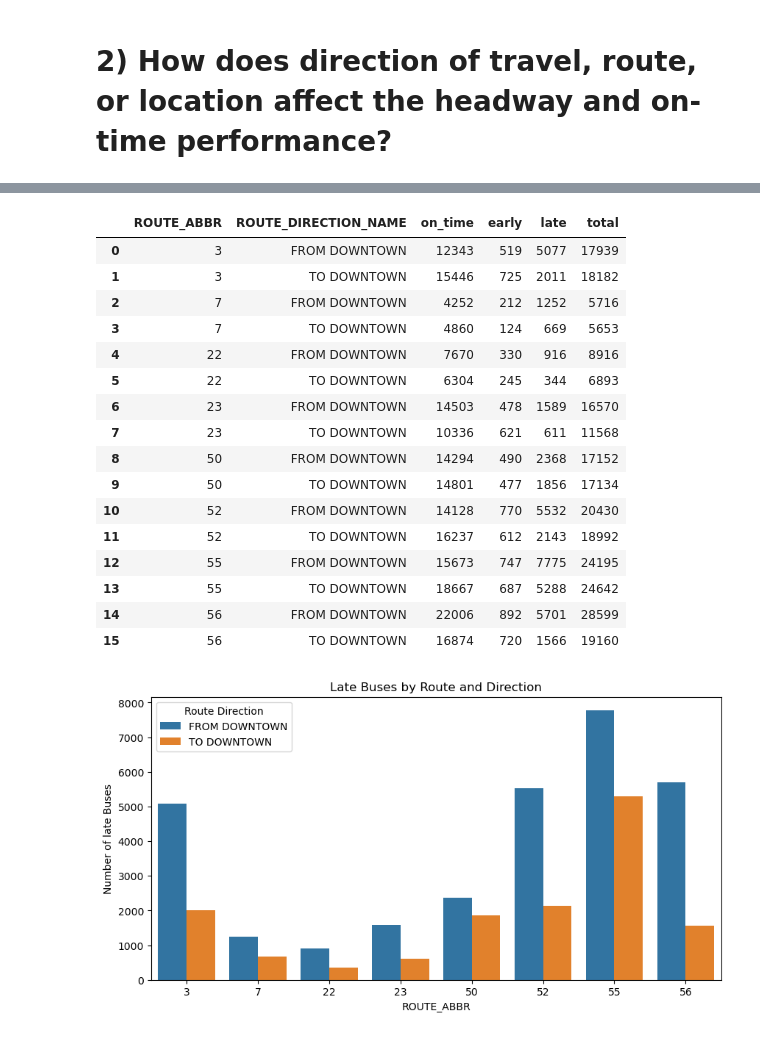
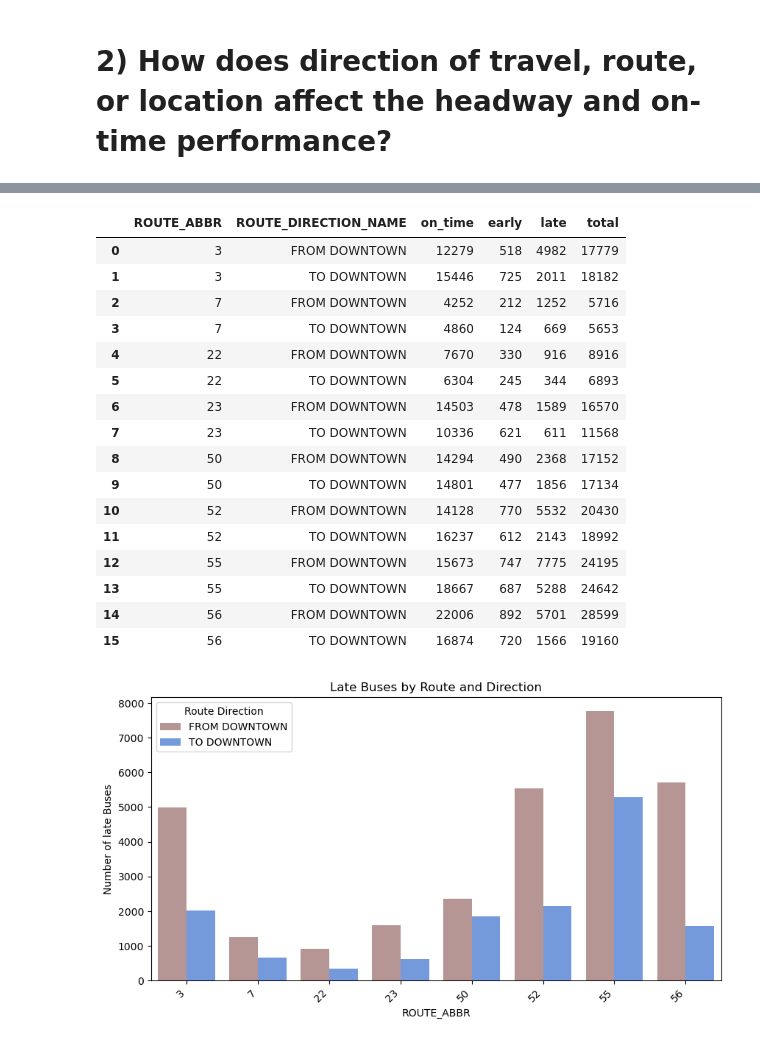
Before and after one commit to NSS-Data-Analytics-Cohort-11/wego-the-brotherhood-of-steel, a Jupyter notebook: notebooks/WeGo_Data_Project.ipynb, the cells around one changed output, grey strips where cells are left out. Cells and saved outputs as stored; diff of their text form; code cells hidden in the pictures.

```diff
--- a/notebooks/WeGo_Data_Project.ipynb
+++ b/notebooks/WeGo_Data_Project.ipynb
@@ -251,6 +251,7 @@ wego = wego.dropna(subset= ['ADHERENCE','SCHEDULED_HDWY', 'ACTUAL_HDWY' ])
 wego = wego[wego['PREV_SCHED_STOP_CANCELLED'] != 1]
 wego = wego[wego['STOP_CANCELLED'] != 1]
 wego = wego[wego['SCHEDULED_HDWY'] != 0]
+wego = wego[wego['SCHEDULED_HDWY'] != 2]
 wego.sort_values('ADHERENCE', ascending = True)
 # %% [output]
 |  | CALENDAR_ID | SERVICE_ABBR | ADHERENCE_ID | DATE | ROUTE_ABBR | BLOCK_ABBR | OPERATOR | TRIP_ID | ... |
@@ -269,7 +270,3 @@ wego.sort_values('ADHERENCE', ascending = True)
-# %%
-wego = wego[wego['PREV_SCHED_STOP_CANCELLED'] != 1]
-wego = wego[wego['STOP_CANCELLED'] != 1]
-wego = wego[wego['SCHEDULED_HDWY'] != 0]
 # %%
 all_routes = len(wego)
 all_routes
@@ -565,7 +591,7 @@ wego_time_route = wego.groupby(['ROUTE_ABBR', 'ROUTE_DIRECTION_NAME']).agg(on_ti
 wego_time_route
 # %% [output]
 |  | ROUTE_ABBR | ROUTE_DIRECTION_NAME | on_time | early | late | total |
-| 0 | 3 | FROM DOWNTOWN | 12343 | 519 | 5077 | 17939 |
+| 0 | 3 | FROM DOWNTOWN | 12279 | 518 | 4982 | 17779 |
 | 1 | 3 | TO DOWNTOWN | 15446 | 725 | 2011 | 18182 |
 | 2 | 7 | FROM DOWNTOWN | 4252 | 212 | 1252 | 5716 |
 | 3 | 7 | TO DOWNTOWN | 4860 | 124 | 669 | 5653 |
@@ -582,10 +608,13 @@ wego_time_route
 | 14 | 56 | FROM DOWNTOWN | 22006 | 892 | 5701 | 28599 |
 | 15 | 56 | TO DOWNTOWN | 16874 | 720 | 1566 | 19160 |
 # %%
+downtown_colors = {"FROM DOWNTOWN": "rosybrown", "TO DOWNTOWN": "cornflowerblue"}
+
 plt.figure(figsize=(10, 5))
-sns.barplot(data=wego_time_route, x='ROUTE_ABBR', y='late', hue='ROUTE_DIRECTION_NAME')
+sns.barplot(data=wego_time_route, x='ROUTE_ABBR', y='late', hue='ROUTE_DIRECTION_NAME', palette = downtown_colors)
 plt.title('Late Buses by Route and Direction')
 plt.ylabel('Number of late Buses')
-plt.legend(title='Route Direction');
+plt.legend(title='Route Direction')
+plt.xticks(rotation=45, ha="right");
 # %% [output]
-[figure, old version]
+[figure, new version]
```
Also changed, not shown: parts of 91 cells of this notebook, 4 other files.
